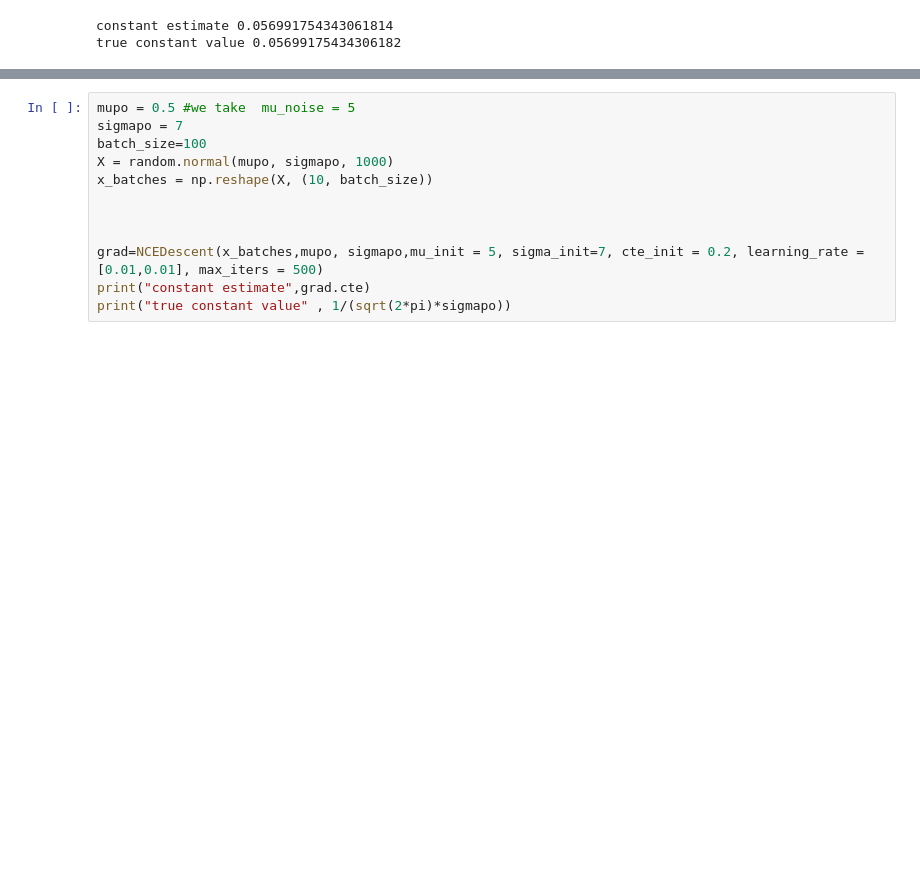
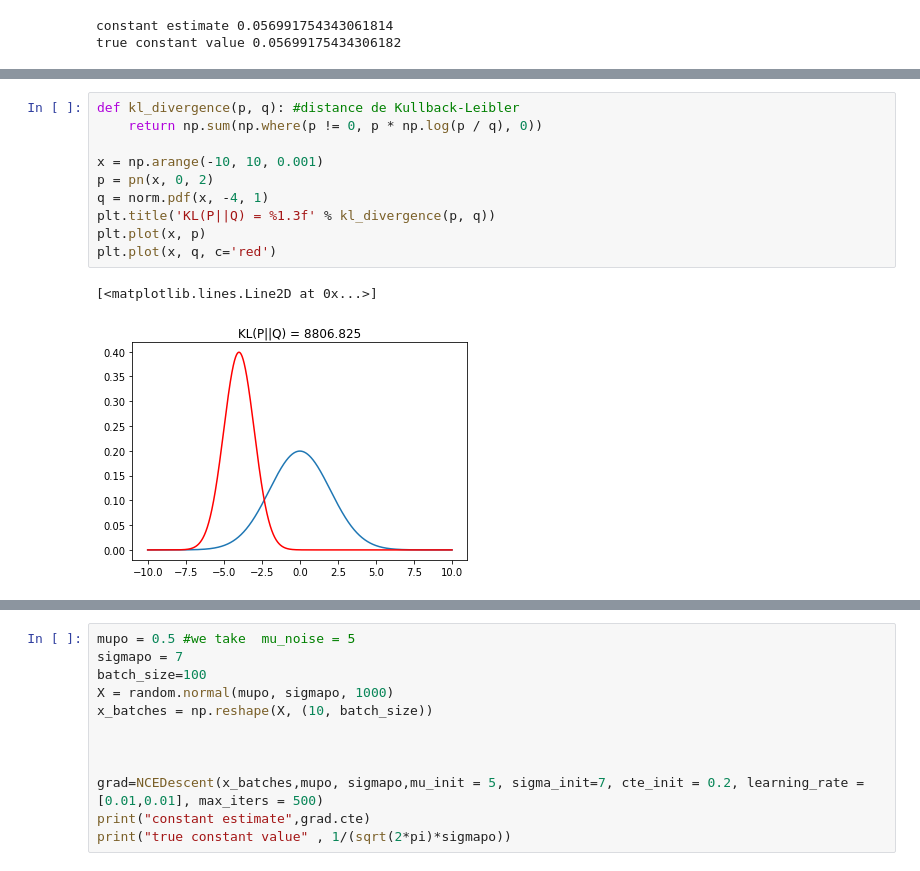
Before and after one commit to alakachr/NCE_GAN, a Jupyter notebook: Projet_Memoire.ipynb, the cells around one changed output, grey strips where cells are left out. Cells and saved outputs as stored; diff of their text form; blank space fills up the shorter version.

```diff
--- a/Projet_Memoire.ipynb
+++ b/Projet_Memoire.ipynb
@@ -111,0 +152,13 @@ true constant value 0.05699175434306182
+# %%
+def kl_divergence(p, q): #distance de Kullback-Leibler
+    return np.sum(np.where(p != 0, p * np.log(p / q), 0))
+
+x = np.arange(-10, 10, 0.001)
+p = pn(x, 0, 2)
+q = norm.pdf(x, -4, 1)
+plt.title('KL(P||Q) = %1.3f' % kl_divergence(p, q))
+plt.plot(x, p)
+plt.plot(x, q, c='red')
+# %% [output]
+[<matplotlib.lines.Line2D at 0x...>]
+[figure, added]
```
Also changed, not shown: parts of 6 cells of this notebook.
